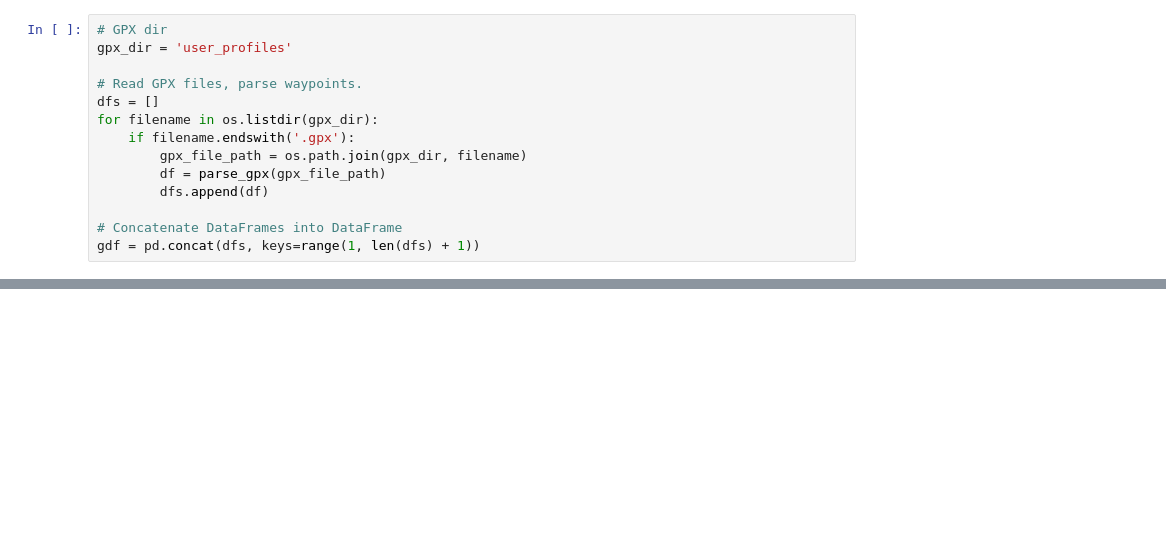
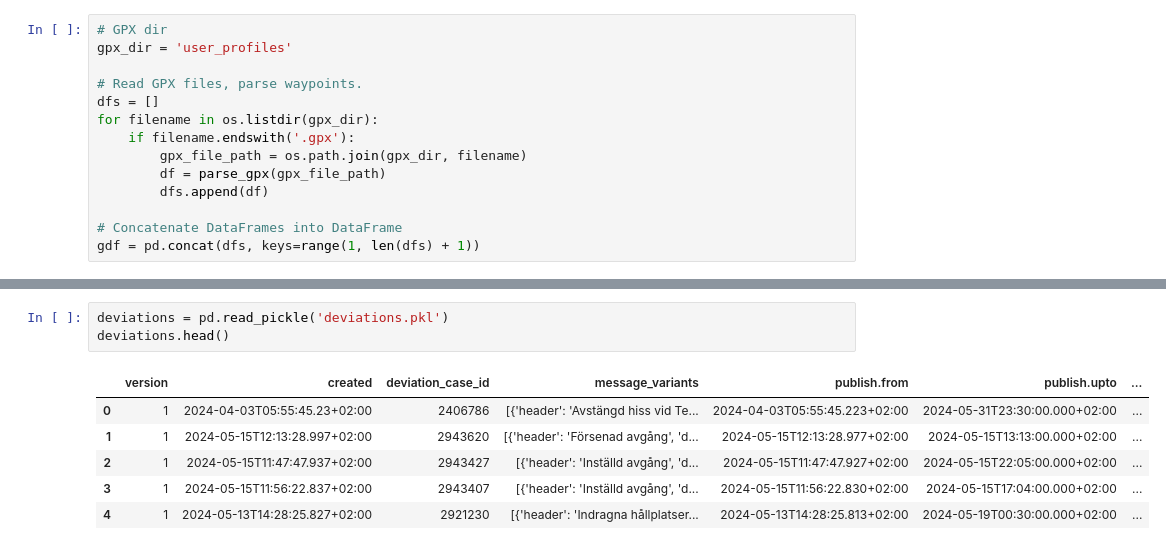
Before and after one commit to pablo-chacon/lbrp, a Jupyter notebook: gtfs/clustering_data.ipynb, the cells around one changed output, grey strips where cells are left out. Saved outputs shown, nothing was run; the diff lists cells and outputs as text; blank space fills up the shorter version.

```diff
--- a/gtfs/clustering_data.ipynb
+++ b/gtfs/clustering_data.ipynb
@@ -115,0 +125,10 @@ map_data(user_1)
+# %%
+deviations = pd.read_pickle('deviations.pkl')
+deviations.head()
+# %% [output]
+|  | version | created | deviation_case_id | message_variants | publish.from | publish.upto | ... |
+| 0 | 1 | 2024-04-03T05:55:45.23+02:00 | 2406786 | [{'header': 'Avstängd hiss vid Te... | 2024-04-03T05:55:45.223+02:00 | 2024-05-31T23:30:00.000+02:00 | ... |
+| 1 | 1 | 2024-05-15T12:13:28.997+02:00 | 2943620 | [{'header': 'Försenad avgång', 'd... | 2024-05-15T12:13:28.977+02:00 | 2024-05-15T13:13:00.000+02:00 | ... |
+| 2 | 1 | 2024-05-15T11:47:47.937+02:00 | 2943427 | [{'header': 'Inställd avgång', 'd... | 2024-05-15T11:47:47.927+02:00 | 2024-05-15T22:05:00.000+02:00 | ... |
+| 3 | 1 | 2024-05-15T11:56:22.837+02:00 | 2943407 | [{'header': 'Inställd avgång', 'd... | 2024-05-15T11:56:22.830+02:00 | 2024-05-15T17:04:00.000+02:00 | ... |
+| 4 | 1 | 2024-05-13T14:28:25.827+02:00 | 2921230 | [{'header': 'Indragna hållplatser... | 2024-05-13T14:28:25.813+02:00 | 2024-05-19T00:30:00.000+02:00 | ... |
```
Also changed, not shown: parts of 10 cells of this notebook, 7 other files.
